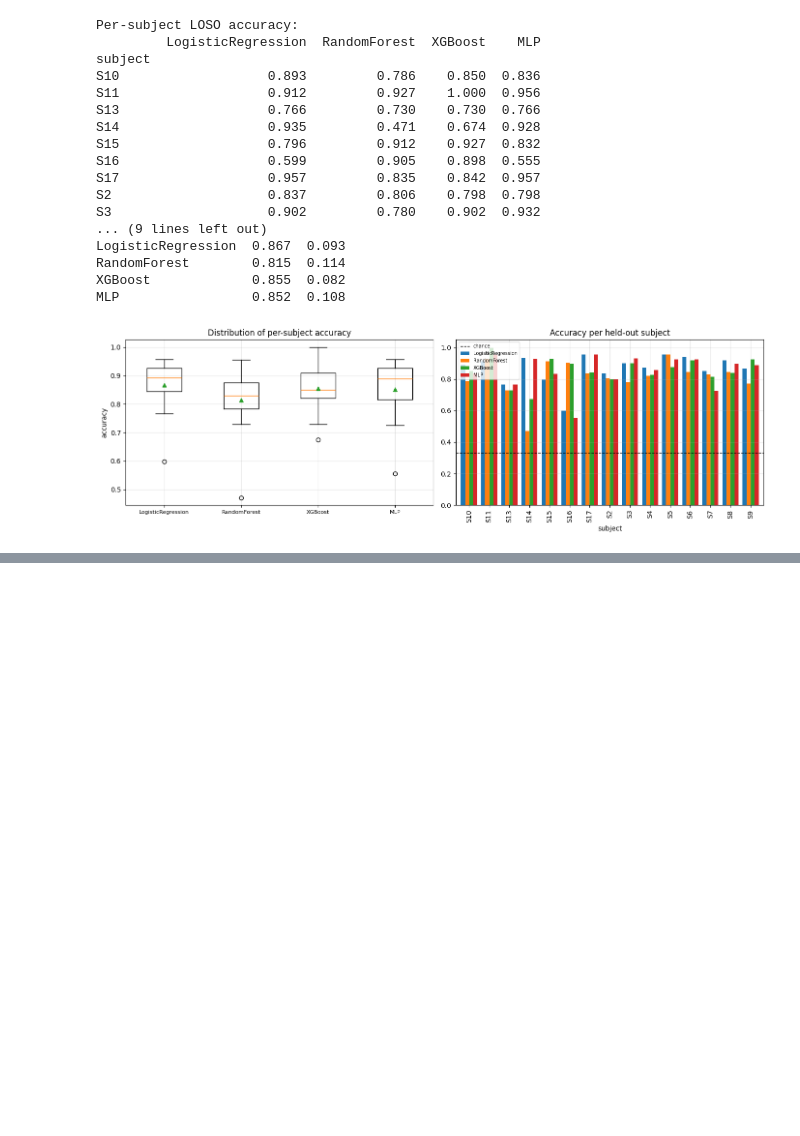
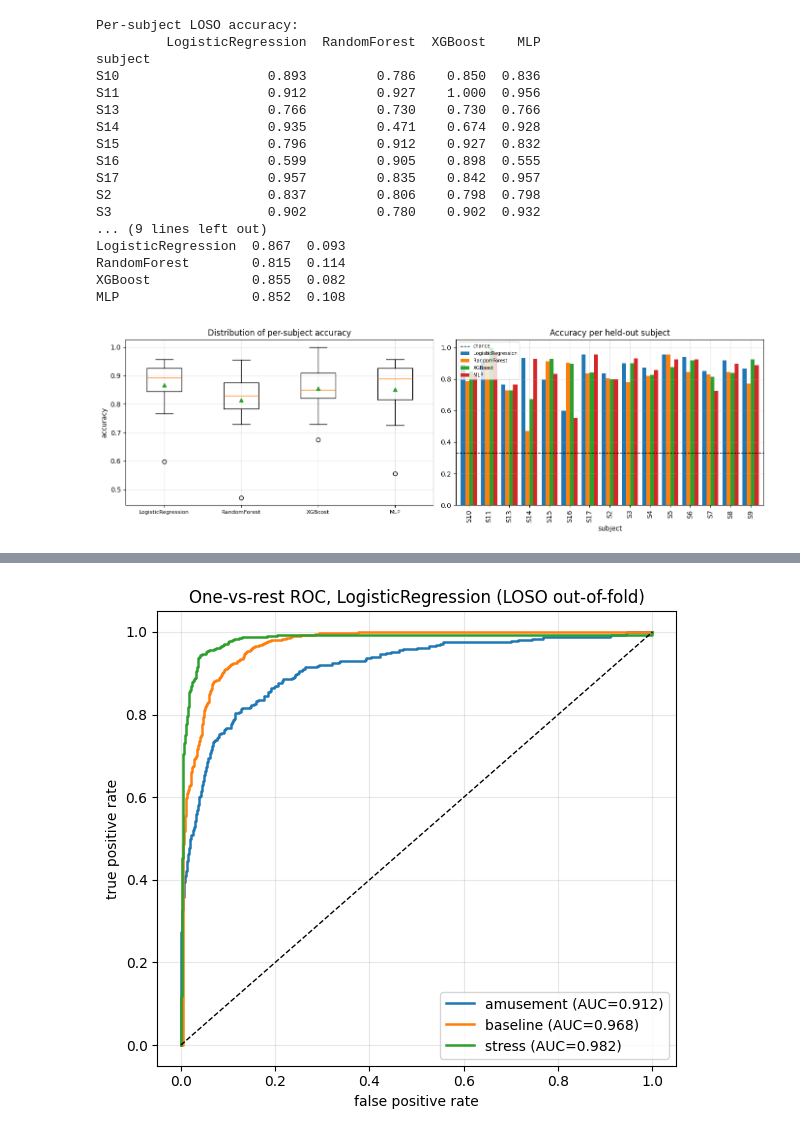
Before and after one commit to plavizmaj/Wearable_Stress_and_Affect_Detection, a Jupyter notebook: WESAD_(Wearable_Stress_and_Affect_Detection).ipynb, the cells around one changed output, grey strips where cells are left out. Cells and saved outputs as stored; diff of their text form; code cells hidden in the pictures; blank space fills up the shorter version.

```diff
--- a/WESAD_(Wearable_Stress_and_Affect_Detection).ipynb
+++ b/WESAD_(Wearable_Stress_and_Affect_Detection).ipynb
@@ -1257,0 +1288,17 @@ plt.show()
+# %%
+# One-vs-rest ROC curves for the best model.
+fig, ax = plt.subplots(figsize=(6, 5.5))
+proba = results[BEST_MODEL]["y_proba"]
+for i, cls in enumerate(CLASSES):
+    fpr, tpr, _ = roc_curve((y == i).astype(int), proba[:, i])
+    auc_i = roc_auc_score((y == i).astype(int), proba[:, i])
+    ax.plot(fpr, tpr, lw=1.8, label=f"{cls} (AUC={auc_i:.3f})")
+ax.plot([0, 1], [0, 1], "k--", lw=1)
+ax.set_xlabel("false positive rate")
+ax.set_ylabel("true positive rate")
+ax.set_title(f"One-vs-rest ROC, {BEST_MODEL} (LOSO out-of-fold)")
+ax.legend(loc="lower right")
+plt.tight_layout()
+plt.show()
+# %% [output]
+[figure, added]
```
Also changed, not shown: parts of 18 cells of this notebook.
